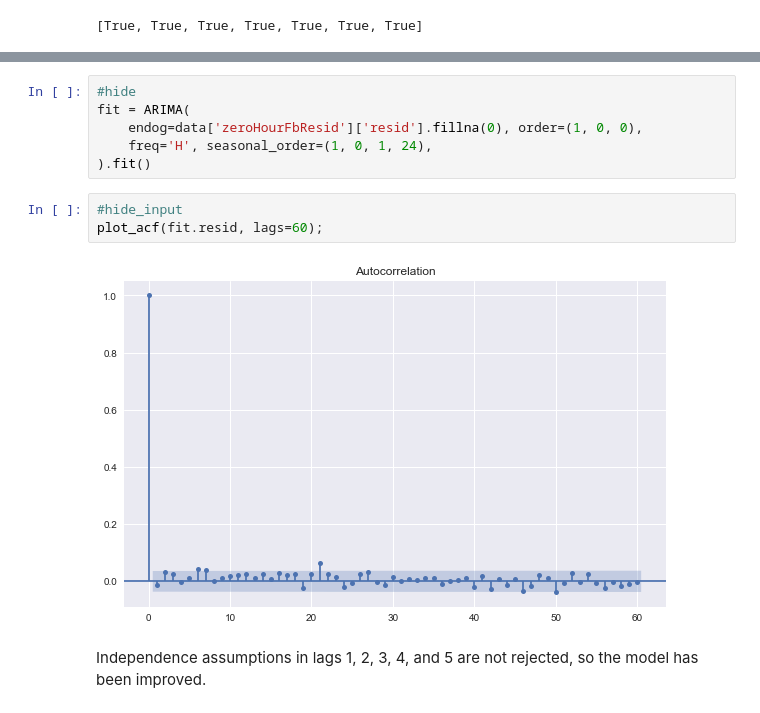
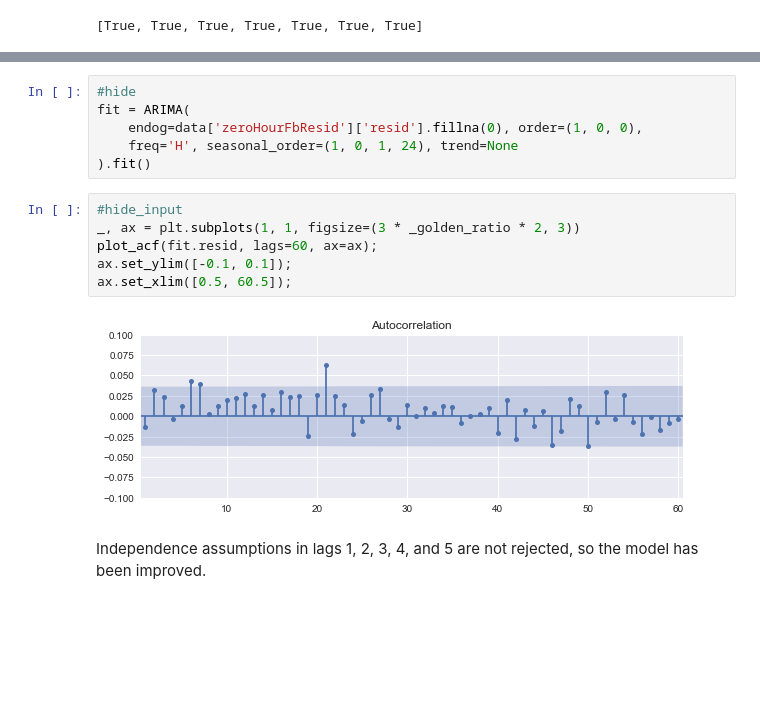
Before and after one commit to edxu96/elec_consumption, a Jupyter notebook: 01_forecast.ipynb, the cells around one changed output, grey strips where cells are left out. Saved outputs shown, nothing was run; the diff lists cells and outputs as text; blank space fills up the shorter version.

```diff
--- a/01_forecast.ipynb
+++ b/01_forecast.ipynb
@@ -392,13 +398,16 @@ A SARIMA (1, 0, 0) (1, 0, 1, 24) can be used to model it.
 #hide
 fit = ARIMA(
     endog=data['zeroHourFbResid']['resid'].fillna(0), order=(1, 0, 0),
-    freq='H', seasonal_order=(1, 0, 1, 24),
+    freq='H', seasonal_order=(1, 0, 1, 24), trend=None
 ).fit()
-# %%
-#hide_input
-plot_acf(fit.resid, lags=60);
-# %% [output]
-[figure, removed]
+# %%
+#hide_input
+_, ax = plt.subplots(1, 1, figsize=(3 * _golden_ratio * 2, 3))
+plot_acf(fit.resid, lags=60, ax=ax);
+ax.set_ylim([-0.1, 0.1]);
+ax.set_xlim([0.5, 60.5]);
+# %% [output]
+[figure, added]
 # %% [markdown]
 Independence assumptions in lags 1, 2, 3, 4, and 5 are not rejected, so the model has been improved.
 # %%
```
Also changed, not shown: parts of 16 cells of this notebook, 1 other file.
